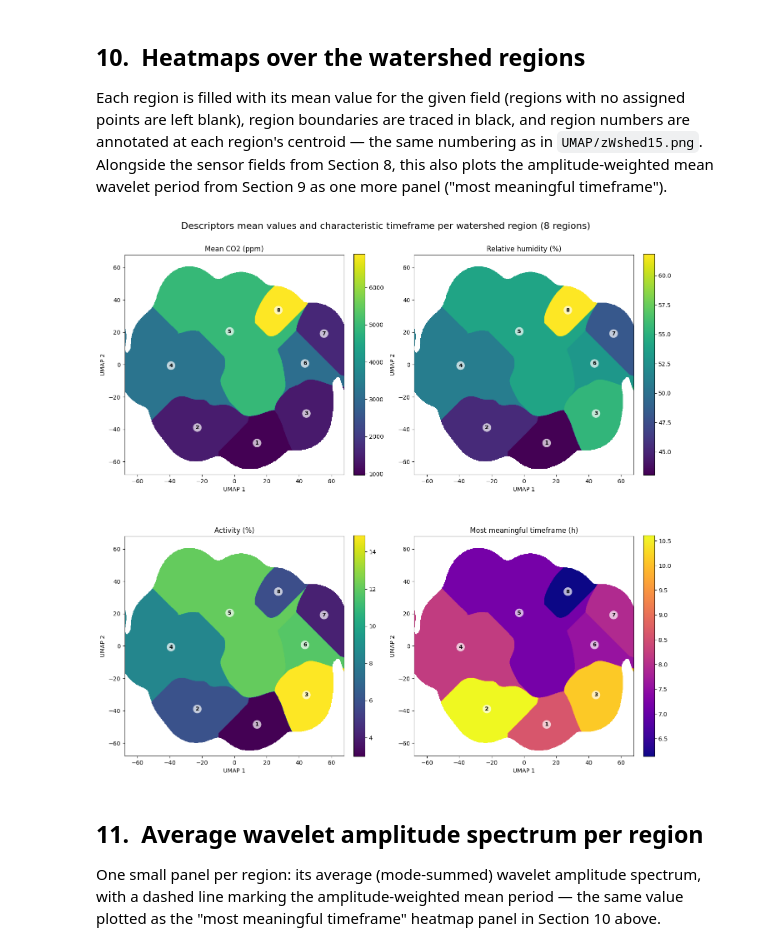
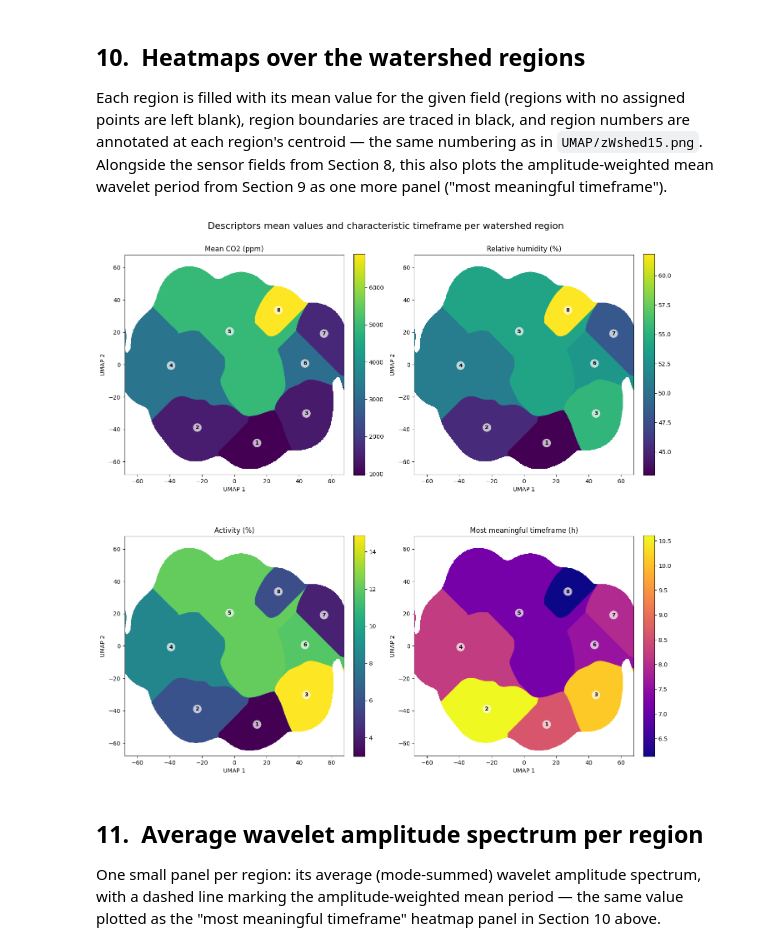
Before and after one commit to epfl-mobots/Ethogram-Generation, a Jupyter notebook: Region_Field_Heatmaps.ipynb, the cells around one changed output. Drawn from its saved outputs; the diff is of its cells as text; code cells hidden in the pictures.

```diff
--- a/Region_Field_Heatmaps.ipynb
+++ b/Region_Field_Heatmaps.ipynb
@@ -693,35 +693,35 @@ def plot_region_heatmap(ax, LL, means, xx, wbounds, title, cmap):
 # Panels to plot: the sensor fields from Section 8, plus the amplitude-weighted mean
 # wavelet period per region from Section 9 ("most meaningful timeframe").
 panels = dict(region_means)
 panel_cmaps = {title: cmap for title, (_col, cmap) in FIELDS.items()}
 panels["Most meaningful timeframe (h)"] = region_period_hours
 panel_cmaps["Most meaningful timeframe (h)"] = "plasma"
 
 # Grid sized to however many panels ended up available -- e.g. a whole-hive run with
 # include_activity=False and no Tamb column has fewer sensor fields.
 n_panels = len(panels)
 ncols = 2
 nrows = int(np.ceil(n_panels / ncols)) if n_panels else 1
 fig, axes = plt.subplots(nrows, ncols, figsize=(7 * ncols, 7 * nrows), squeeze=False)
 axes_flat = axes.flatten()
 
 for ax, title in zip(axes_flat, panels):
     plot_region_heatmap(ax, LL, panels[title], xx, wbounds, title, panel_cmaps[title])
 
 for ax in axes_flat[n_panels:]:
     ax.axis("off")
 
 fig.suptitle(
-    f"Descriptors mean values and characteristic timeframe per watershed region ({len(region_ids)} regions)",
+    f"Descriptors mean values and characteristic timeframe per watershed region",
     fontsize=16,
 )
 plt.tight_layout()
 
 # Save figure to project directory
 fig.savefig(PROJECT_DIR / "region_field_heatmaps.png", dpi=300)
 plt.show()
 # %% [output]
-[figure, old version]
+[figure, new version]
 # %% [markdown]
 ## 11.&nbsp; Average wavelet amplitude spectrum per region
 
```
Also changed, not shown: 2 other files.
